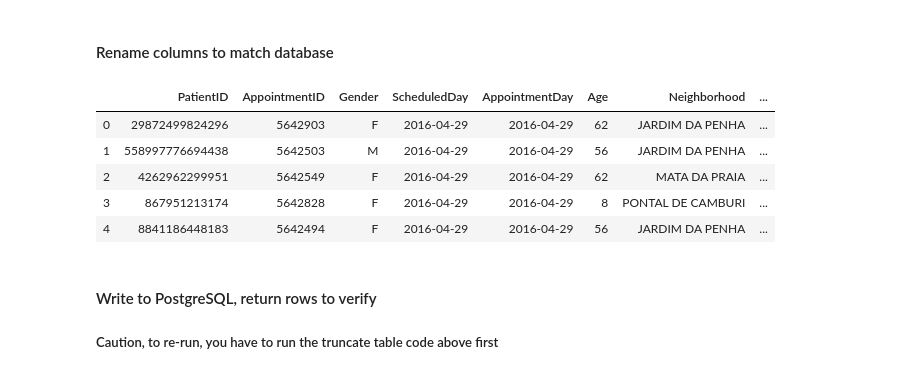
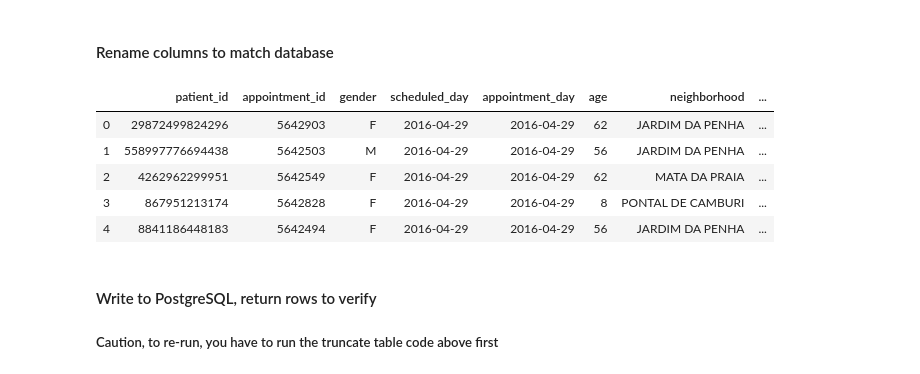
Before and after one commit to kasiewong/medical_no_shows, a Jupyter notebook: notebooks/import_data.ipynb, the cells around one changed output. Saved outputs shown, nothing was run; the diff lists cells and outputs as text; code cells hidden in the pictures.

```diff
--- a/notebooks/import_data.ipynb
+++ b/notebooks/import_data.ipynb
@@ -72,11 +72,27 @@ raw_df.head()
 # %%
 # rename columns to match database column names, due to laziness
 raw_df = raw_df.rename(columns={
-    'Welfare_Assistance':'WelfareAssistance',
+    'PatientID':'patient_id',
+    'AppointmentID': 'appointment_id',
+    'Gender':'gender',
+    'ScheduledDay': 'scheduled_day',
+    'AppointmentDay':'appointment_day',
+    'Age': 'age',
+    'Neighborhood':'neighborhood',
+    'Welfare_Assistance':'welfare_assistance',
+    'Hypertension': 'hypertension',
+    'Diabetes':'diabetes',
+    'Alcoholism': 'alcoholism',
+    'Handicap':'handicap',
+    'SMS_received': 'sms_received',
+    'No-show': 'no_show',
+    'AppointmentDayofWeek':'appointment_day_of_week',
+    'AdvanceBookingDays': 'advance_booking_days',
+    'SameDayAppt':'same_day_appt'
 })
 raw_df.head()
 # %% [output]
-|  | PatientID | AppointmentID | Gender | ScheduledDay | AppointmentDay | Age | Neighborhood | ... |
+|  | patient_id | appointment_id | gender | scheduled_day | appointment_day | age | neighborhood | ... |
 | 0 | 29872499824296 | 5642903 | F | 2016-04-29 | 2016-04-29 | 62 | JARDIM DA PENHA | ... |
 | 1 | 558997776694438 | 5642503 | M | 2016-04-29 | 2016-04-29 | 56 | JARDIM DA PENHA | ... |
 | 2 | 4262962299951 | 5642549 | F | 2016-04-29 | 2016-04-29 | 62 | MATA DA PRAIA | ... |
```
Also changed, not shown: parts of 1 cell of this notebook, 3 other files.
